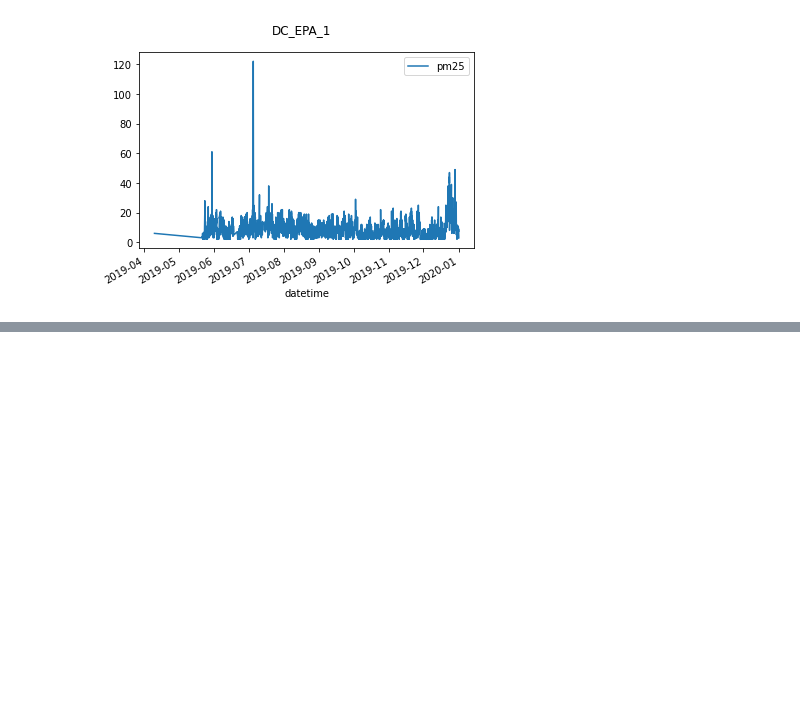
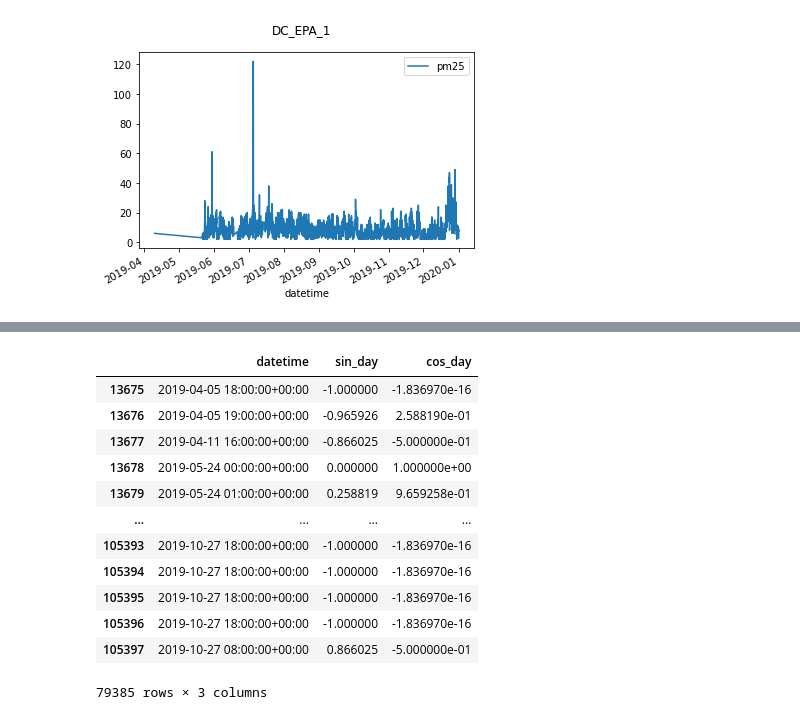
Before and after one commit to georgetown-analytics/Air-Pollution, a Jupyter notebook: model/1.1 - EDA - Stations IDs by locations.ipynb, the cells around one changed output, grey strips where cells are left out. Drawn from its saved outputs; the diff is of its cells as text; code cells hidden in the pictures; blank space fills up the shorter version.

```diff
--- a/model/1.1 - EDA - Stations IDs by locations.ipynb
+++ b/model/1.1 - EDA - Stations IDs by locations.ipynb
@@ -234,0 +264,16 @@ for station in df["station_id"].unique():
+# %%
+df[["datetime", "sin_day", "cos_day"]]
+# %% [output]
+|  | datetime | sin_day | cos_day |
+| 13675 | 2019-04-05 18:00:00+00:00 | -1.000000 | -1.836970e-16 |
+| 13676 | 2019-04-05 19:00:00+00:00 | -0.965926 | 2.588190e-01 |
+| 13677 | 2019-04-11 16:00:00+00:00 | -0.866025 | -5.000000e-01 |
+| 13678 | 2019-05-24 00:00:00+00:00 | 0.000000 | 1.000000e+00 |
+| 13679 | 2019-05-24 01:00:00+00:00 | 0.258819 | 9.659258e-01 |
+| ... | ... | ... | ... |
+| 105393 | 2019-10-27 18:00:00+00:00 | -1.000000 | -1.836970e-16 |
+| 105394 | 2019-10-27 18:00:00+00:00 | -1.000000 | -1.836970e-16 |
+| 105395 | 2019-10-27 18:00:00+00:00 | -1.000000 | -1.836970e-16 |
+| 105396 | 2019-10-27 18:00:00+00:00 | -1.000000 | -1.836970e-16 |
+| 105397 | 2019-10-27 08:00:00+00:00 | 0.866025 | -5.000000e-01 |
+79385 rows × 3 columns
```
Also changed, not shown: parts of 3 cells of this notebook.
